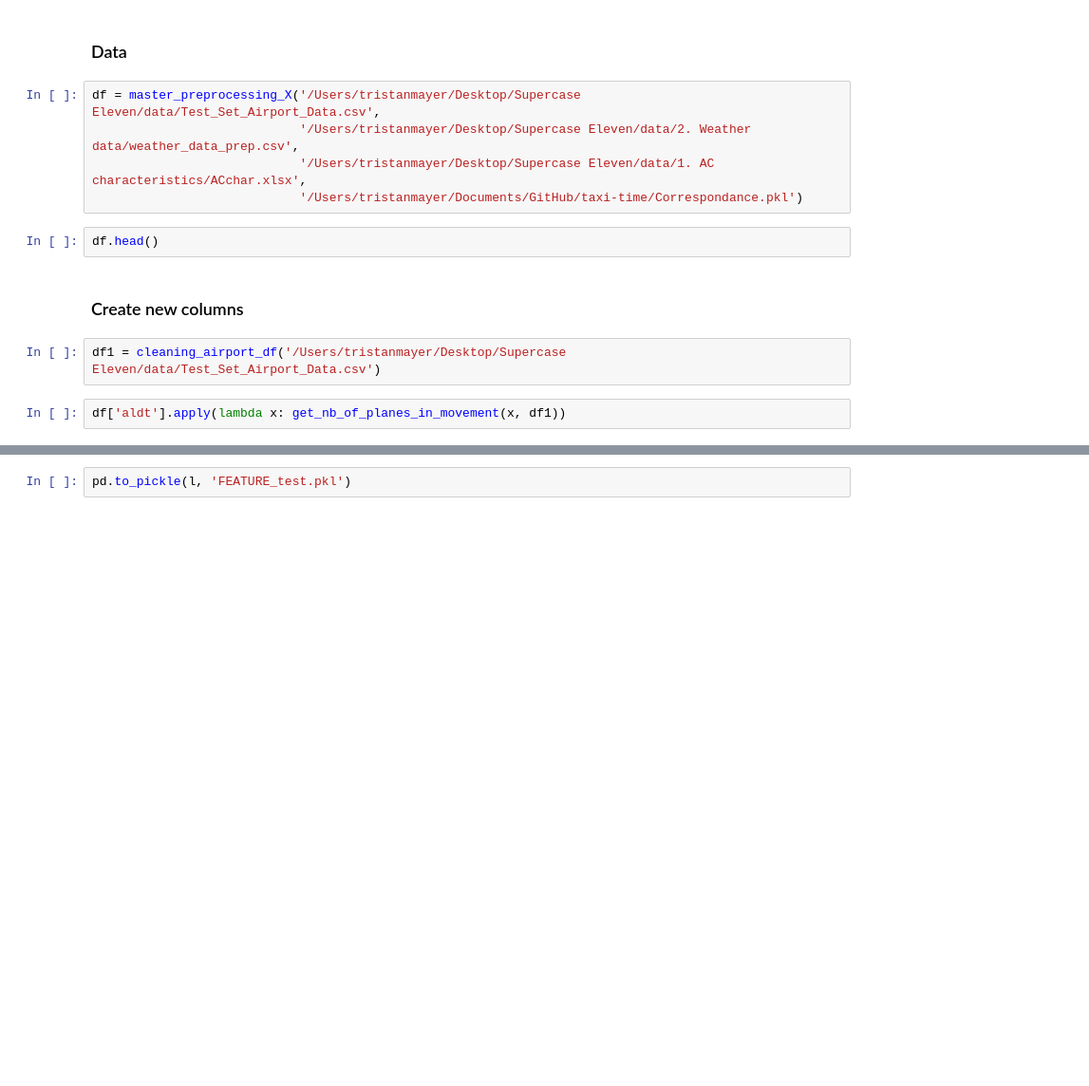
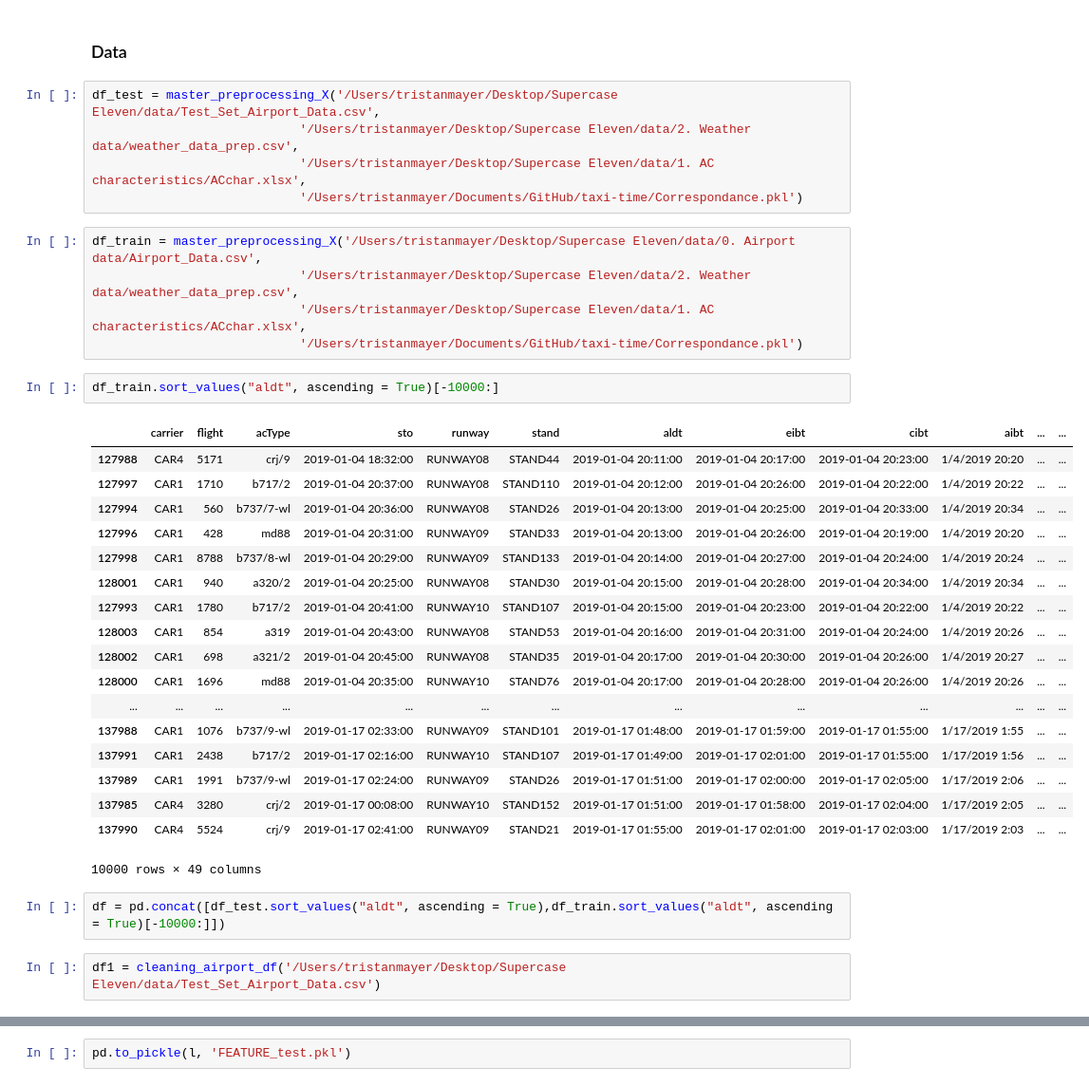
Before and after one commit to arnaudfrn/taxi-time, a Jupyter notebook: Notebook/Feature Engineering.ipynb, the cells around one changed output, grey strips where cells are left out. Shown at 95% size. Drawn from its saved outputs; the diff is of its cells as text; blank space fills up the shorter version.

Commit message:
feature_test include first obs

```diff
--- a/Notebook/Feature Engineering.ipynb
+++ b/Notebook/Feature Engineering.ipynb
@@ -15,15 +15,37 @@ from src.features_congestion import *
 # %% [markdown]
 ### Data
 # %%
-df = master_preprocessing_X('/Users/tristanmayer/Desktop/Supercase Eleven/data/Test_Set_Airport_Data.csv',
+df_test = master_preprocessing_X('/Users/tristanmayer/Desktop/Supercase Eleven/data/Test_Set_Airport_Data.csv',
                             '/Users/tristanmayer/Desktop/Supercase Eleven/data/2. Weather data/weather_data_prep.csv',
                             '/Users/tristanmayer/Desktop/Supercase Eleven/data/1. AC characteristics/ACchar.xlsx',
                             '/Users/tristanmayer/Documents/GitHub/taxi-time/Correspondance.pkl')
-# %%
-df.head()
-# %% [markdown]
-### Create new columns
+# %%
+df_train = master_preprocessing_X('/Users/tristanmayer/Desktop/Supercase Eleven/data/0. Airport data/Airport_Data.csv',
+                            '/Users/tristanmayer/Desktop/Supercase Eleven/data/2. Weather data/weather_data_prep.csv',
+                            '/Users/tristanmayer/Desktop/Supercase Eleven/data/1. AC characteristics/ACchar.xlsx',
+                            '/Users/tristanmayer/Documents/GitHub/taxi-time/Correspondance.pkl')
+# %%
+df_train.sort_values("aldt", ascending = True)[-10000:]
+# %% [output]
+|  | carrier | flight | acType | sto | runway | stand | aldt | eibt | cibt | aibt | ... | ... |
+| 127988 | CAR4 | 5171 | crj/9 | 2019-01-04 18:32:00 | RUNWAY08 | STAND44 | 2019-01-04 20:11:00 | 2019-01-04 20:17:00 | 2019-01-04 20:23:00 | 1/4/2019 20:20 | ... | ... |
+| 127997 | CAR1 | 1710 | b717/2 | 2019-01-04 20:37:00 | RUNWAY08 | STAND110 | 2019-01-04 20:12:00 | 2019-01-04 20:26:00 | 2019-01-04 20:22:00 | 1/4/2019 20:22 | ... | ... |
+| 127994 | CAR1 | 560 | b737/7-wl | 2019-01-04 20:36:00 | RUNWAY08 | STAND26 | 2019-01-04 20:13:00 | 2019-01-04 20:25:00 | 2019-01-04 20:33:00 | 1/4/2019 20:34 | ... | ... |
+| 127996 | CAR1 | 428 | md88 | 2019-01-04 20:31:00 | RUNWAY09 | STAND33 | 2019-01-04 20:13:00 | 2019-01-04 20:26:00 | 2019-01-04 20:19:00 | 1/4/2019 20:20 | ... | ... |
+| 127998 | CAR1 | 8788 | b737/8-wl | 2019-01-04 20:29:00 | RUNWAY09 | STAND133 | 2019-01-04 20:14:00 | 2019-01-04 20:27:00 | 2019-01-04 20:24:00 | 1/4/2019 20:24 | ... | ... |
+| 128001 | CAR1 | 940 | a320/2 | 2019-01-04 20:25:00 | RUNWAY08 | STAND30 | 2019-01-04 20:15:00 | 2019-01-04 20:28:00 | 2019-01-04 20:34:00 | 1/4/2019 20:34 | ... | ... |
+| 127993 | CAR1 | 1780 | b717/2 | 2019-01-04 20:41:00 | RUNWAY10 | STAND107 | 2019-01-04 20:15:00 | 2019-01-04 20:23:00 | 2019-01-04 20:22:00 | 1/4/2019 20:22 | ... | ... |
+| 128003 | CAR1 | 854 | a319 | 2019-01-04 20:43:00 | RUNWAY08 | STAND53 | 2019-01-04 20:16:00 | 2019-01-04 20:31:00 | 2019-01-04 20:24:00 | 1/4/2019 20:26 | ... | ... |
+| 128002 | CAR1 | 698 | a321/2 | 2019-01-04 20:45:00 | RUNWAY08 | STAND35 | 2019-01-04 20:17:00 | 2019-01-04 20:30:00 | 2019-01-04 20:26:00 | 1/4/2019 20:27 | ... | ... |
+| 128000 | CAR1 | 1696 | md88 | 2019-01-04 20:35:00 | RUNWAY10 | STAND76 | 2019-01-04 20:17:00 | 2019-01-04 20:28:00 | 2019-01-04 20:26:00 | 1/4/2019 20:26 | ... | ... |
+| ... | ... | ... | ... | ... | ... | ... | ... | ... | ... | ... | ... | ... |
+| 137988 | CAR1 | 1076 | b737/9-wl | 2019-01-17 02:33:00 | RUNWAY09 | STAND101 | 2019-01-17 01:48:00 | 2019-01-17 01:59:00 | 2019-01-17 01:55:00 | 1/17/2019 1:55 | ... | ... |
+| 137991 | CAR1 | 2438 | b717/2 | 2019-01-17 02:16:00 | RUNWAY10 | STAND107 | 2019-01-17 01:49:00 | 2019-01-17 02:01:00 | 2019-01-17 01:55:00 | 1/17/2019 1:56 | ... | ... |
+| 137989 | CAR1 | 1991 | b737/9-wl | 2019-01-17 02:24:00 | RUNWAY09 | STAND26 | 2019-01-17 01:51:00 | 2019-01-17 02:00:00 | 2019-01-17 02:05:00 | 1/17/2019 2:06 | ... | ... |
+| 137985 | CAR4 | 3280 | crj/2 | 2019-01-17 00:08:00 | RUNWAY10 | STAND152 | 2019-01-17 01:51:00 | 2019-01-17 01:58:00 | 2019-01-17 02:04:00 | 1/17/2019 2:05 | ... | ... |
+| 137990 | CAR4 | 5524 | crj/9 | 2019-01-17 02:41:00 | RUNWAY09 | STAND21 | 2019-01-17 01:55:00 | 2019-01-17 02:01:00 | 2019-01-17 02:03:00 | 1/17/2019 2:03 | ... | ... |
+10000 rows × 49 columns
+# %%
+df = pd.concat([df_test.sort_values("aldt", ascending = True),df_train.sort_values("aldt", ascending = True)[-10000:]])
 # %%
 df1 = cleaning_airport_df('/Users/tristanmayer/Desktop/Supercase Eleven/data/Test_Set_Airport_Data.csv')
-# %%
-df['aldt'].apply(lambda x: get_nb_of_planes_in_movement(x, df1))
```
Also changed, not shown: parts of 9 cells of this notebook, 3 other files.
